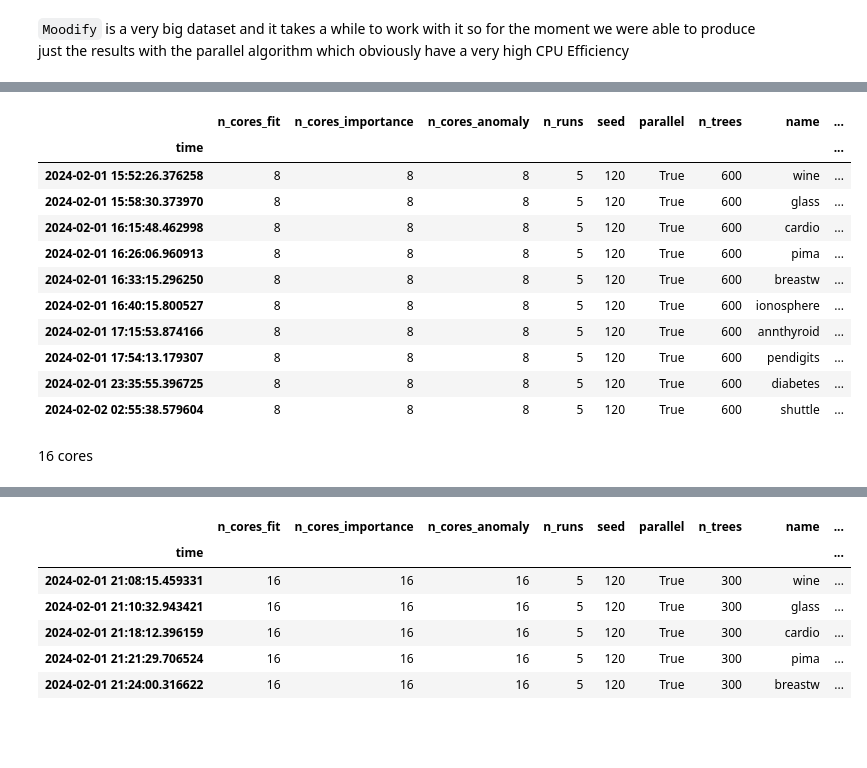
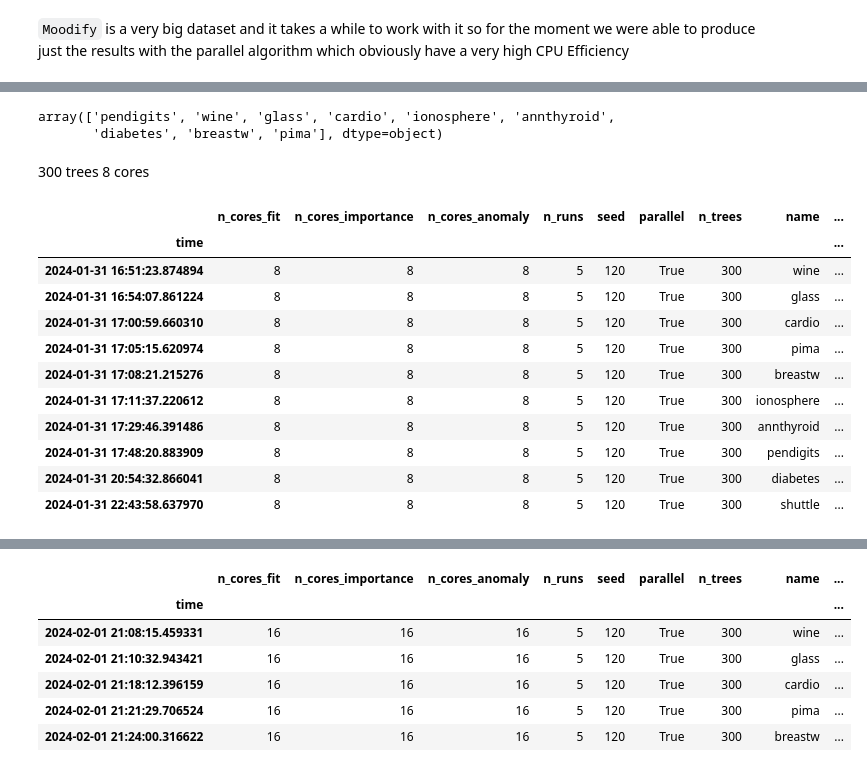
Before and after one commit to francesco-borsatti-unipd/ExIFFI, a Jupyter notebook: notebooks/Test_Parallel.ipynb, the cells around one changed output, grey strips where cells are left out. Saved outputs shown, nothing was run; the diff lists cells and outputs as text; code cells hidden in the pictures; blank space fills up the shorter version.

```diff
--- a/notebooks/Test_Parallel.ipynb
+++ b/notebooks/Test_Parallel.ipynb
@@ -882,7 +891,7 @@ append_dirname('ExIFFI')
 from capri_code.process_results import load_stats, display_stats, compute_cpu_efficiency
 
 
-results_dirpath = "../../container/job4/results/results_d"
+results_dirpath = "../../container/job4/results"
 
 stats = load_stats(results_dirpath, use_pkl=True)
 
@@ -940,17 +1021,22 @@ display_stats(stats.groupby(['n_cores_fit']).get_group((8)))
+# %%
+stats.groupby(['n_cores_fit','n_trees']).get_group((4,300))['name'].unique()
+# %% [output]
+array(['pendigits', 'wine', 'glass', 'cardio', 'ionosphere', 'annthyroid',
+       'diabetes', 'breastw', 'pima'], dtype=object)
+# %% [markdown]
+300 trees 8 cores
 # %%
-display_stats(stats.groupby(['n_cores_fit']).get_group((8)))
+display_stats(stats.groupby(['n_cores_fit','n_trees']).get_group((8,300)))
 # %% [output]
 |  | n_cores_fit | n_cores_importance | n_cores_anomaly | n_runs | seed | parallel | n_trees | name | ... |
 | time |  |  |  |  |  |  |  |  | ... |
-| 2024-02-01 15:52:26.376258 | 8 | 8 | 8 | 5 | 120 | True | 600 | wine | ... |
-| 2024-02-01 15:58:30.373970 | 8 | 8 | 8 | 5 | 120 | True | 600 | glass | ... |
-| 2024-02-01 16:15:48.462998 | 8 | 8 | 8 | 5 | 120 | True | 600 | cardio | ... |
-| 2024-02-01 16:26:06.960913 | 8 | 8 | 8 | 5 | 120 | True | 600 | pima | ... |
-| 2024-02-01 16:33:15.296250 | 8 | 8 | 8 | 5 | 120 | True | 600 | breastw | ... |
-| 2024-02-01 16:40:15.800527 | 8 | 8 | 8 | 5 | 120 | True | 600 | ionosphere | ... |
-| 2024-02-01 17:15:53.874166 | 8 | 8 | 8 | 5 | 120 | True | 600 | annthyroid | ... |
-| 2024-02-01 17:54:13.179307 | 8 | 8 | 8 | 5 | 120 | True | 600 | pendigits | ... |
-| 2024-02-01 23:35:55.396725 | 8 | 8 | 8 | 5 | 120 | True | 600 | diabetes | ... |
-| 2024-02-02 02:55:38.579604 | 8 | 8 | 8 | 5 | 120 | True | 600 | shuttle | ... |
+| 2024-01-31 16:51:23.874894 | 8 | 8 | 8 | 5 | 120 | True | 300 | wine | ... |
+| 2024-01-31 16:54:07.861224 | 8 | 8 | 8 | 5 | 120 | True | 300 | glass | ... |
+| 2024-01-31 17:00:59.660310 | 8 | 8 | 8 | 5 | 120 | True | 300 | cardio | ... |
+| 2024-01-31 17:05:15.620974 | 8 | 8 | 8 | 5 | 120 | True | 300 | pima | ... |
+| 2024-01-31 17:08:21.215276 | 8 | 8 | 8 | 5 | 120 | True | 300 | breastw | ... |
+| 2024-01-31 17:11:37.220612 | 8 | 8 | 8 | 5 | 120 | True | 300 | ionosphere | ... |
+| 2024-01-31 17:29:46.391486 | 8 | 8 | 8 | 5 | 120 | True | 300 | annthyroid | ... |
+| 2024-01-31 17:48:20.883909 | 8 | 8 | 8 | 5 | 120 | True | 300 | pendigits | ... |
+| 2024-01-31 20:54:32.866041 | 8 | 8 | 8 | 5 | 120 | True | 300 | diabetes | ... |
+| 2024-01-31 22:43:58.637970 | 8 | 8 | 8 | 5 | 120 | True | 300 | shuttle | ... |
-# %% [markdown]
-16 cores
```
Also changed, not shown: parts of 31 cells of this notebook.
